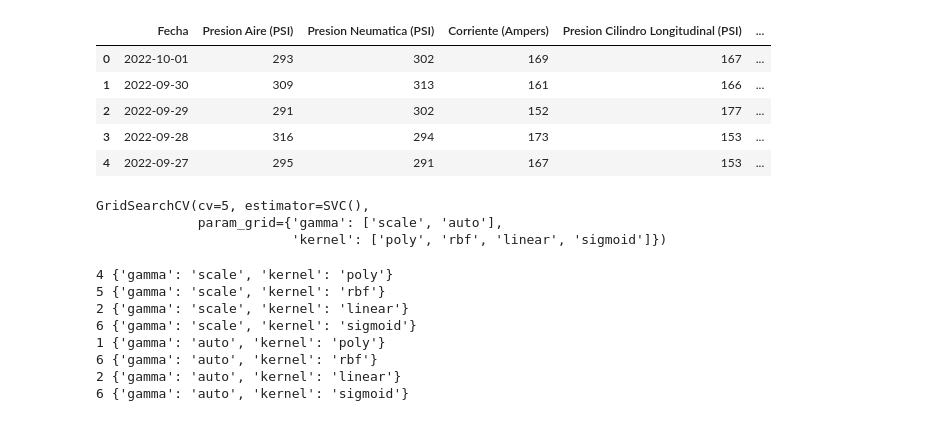
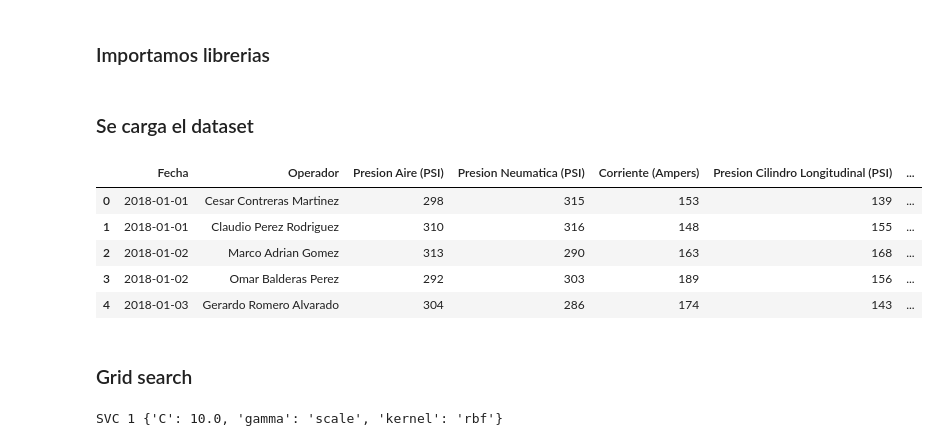
Before and after one commit to chistino/5toCuatri, a Jupyter notebook: eval_corte3.ipynb, the cells around one changed output. Drawn from its saved outputs; the diff is of its cells as text; code cells hidden in the pictures.

```diff
--- a/eval_corte3.ipynb
+++ b/eval_corte3.ipynb
@@ -1 +1,3 @@
+# %% [markdown]
+### Importamos librerias
 # %%
@@ -9,13 +14,14 @@ import seaborn as sns               #graficas estadisticas
+# %% [markdown]
+### Se carga el dataset
 # %%
-# Se carga el conjunto de datos
-datasets = pd.read_excel ('mttoMetalitec.xlsx')
-datasets.head()
+datasets = pd.read_excel ('mttoMetalitec-v2.xlsx')   #Se carga mediante pandas el dataset
+datasets.head()                                      #Se muestran las primeras lineas del dataset
 # %% [output]
-|  | Fecha | Presion Aire (PSI) | Presion Neumatica (PSI) | Corriente (Ampers) | Presion Cilindro Longitudinal (PSI) | ... |
-| 0 | 2022-10-01 | 293 | 302 | 169 | 167 | ... |
-| 1 | 2022-09-30 | 309 | 313 | 161 | 166 | ... |
-| 2 | 2022-09-29 | 291 | 302 | 152 | 177 | ... |
-| 3 | 2022-09-28 | 316 | 294 | 173 | 153 | ... |
-| 4 | 2022-09-27 | 295 | 291 | 167 | 153 | ... |
+|  | Fecha | Operador | Presion Aire (PSI) | Presion Neumatica (PSI) | Corriente (Ampers) | Presion Cilindro Longitudinal (PSI) | ... |
+| 0 | 2018-01-01 | Cesar Contreras Martinez | 298 | 315 | 153 | 139 | ... |
+| 1 | 2018-01-01 | Claudio Perez Rodriguez | 310 | 316 | 148 | 155 | ... |
+| 2 | 2018-01-02 | Marco Adrian Gomez | 313 | 290 | 163 | 168 | ... |
+| 3 | 2018-01-02 | Omar Balderas Perez | 292 | 303 | 189 | 156 | ... |
+| 4 | 2018-01-03 | Gerardo Romero Alvarado | 304 | 286 | 174 | 143 | ... |
 # %%
 # Creación de los valores X,Y
@@ -23,0 +30,2 @@ y = datasets.iloc[:, 6].values
+# %% [markdown]
+### Grid search
@@ -24,26 +34,19 @@ y = datasets.iloc[:, 6].values
 # %%
-# Grid SVC
-param_grid = {'kernel': ['poly', 'rbf', 'linear', 'sigmoid'],
+# Grid search para SVC
+param_grid = {'kernel': ['linear','sigmoid', 'rbf'],
+              'C': [1.0,10.0],
               'gamma': ['scale','auto']}
 
 base_clf=SVC()
 
 grid_search=GridSearchCV(base_clf, param_grid, cv=5)
 grid_search.fit(X,y)
+for rank, params in zip(grid_search.cv_results_['rank_test_score'], grid_search.cv_results_['params']):
+    if rank==1:
+        print("SVC", rank, params)
+        gridsearchlist.append(["SVC", rank, params])
+    else:
+        continue
 # %% [output]
-GridSearchCV(cv=5, estimator=SVC(),
-             param_grid={'gamma': ['scale', 'auto'],
-                         'kernel': ['poly', 'rbf', 'linear', 'sigmoid']})
+SVC 1 {'C': 10.0, 'gamma': 'scale', 'kernel': 'rbf'}
-# %%
-for rank, params in zip(grid_search.cv_results_['rank_test_score'], grid_search.cv_results_['params']):
-  print(rank, params)
-# %% [output]
-4 {'gamma': 'scale', 'kernel': 'poly'}
-5 {'gamma': 'scale', 'kernel': 'rbf'}
-2 {'gamma': 'scale', 'kernel': 'linear'}
-6 {'gamma': 'scale', 'kernel': 'sigmoid'}
-1 {'gamma': 'auto', 'kernel': 'poly'}
-6 {'gamma': 'auto', 'kernel': 'rbf'}
-2 {'gamma': 'auto', 'kernel': 'linear'}
-6 {'gamma': 'auto', 'kernel': 'sigmoid'}
 # %%
```
Also changed, not shown: parts of 20 cells of this notebook.
